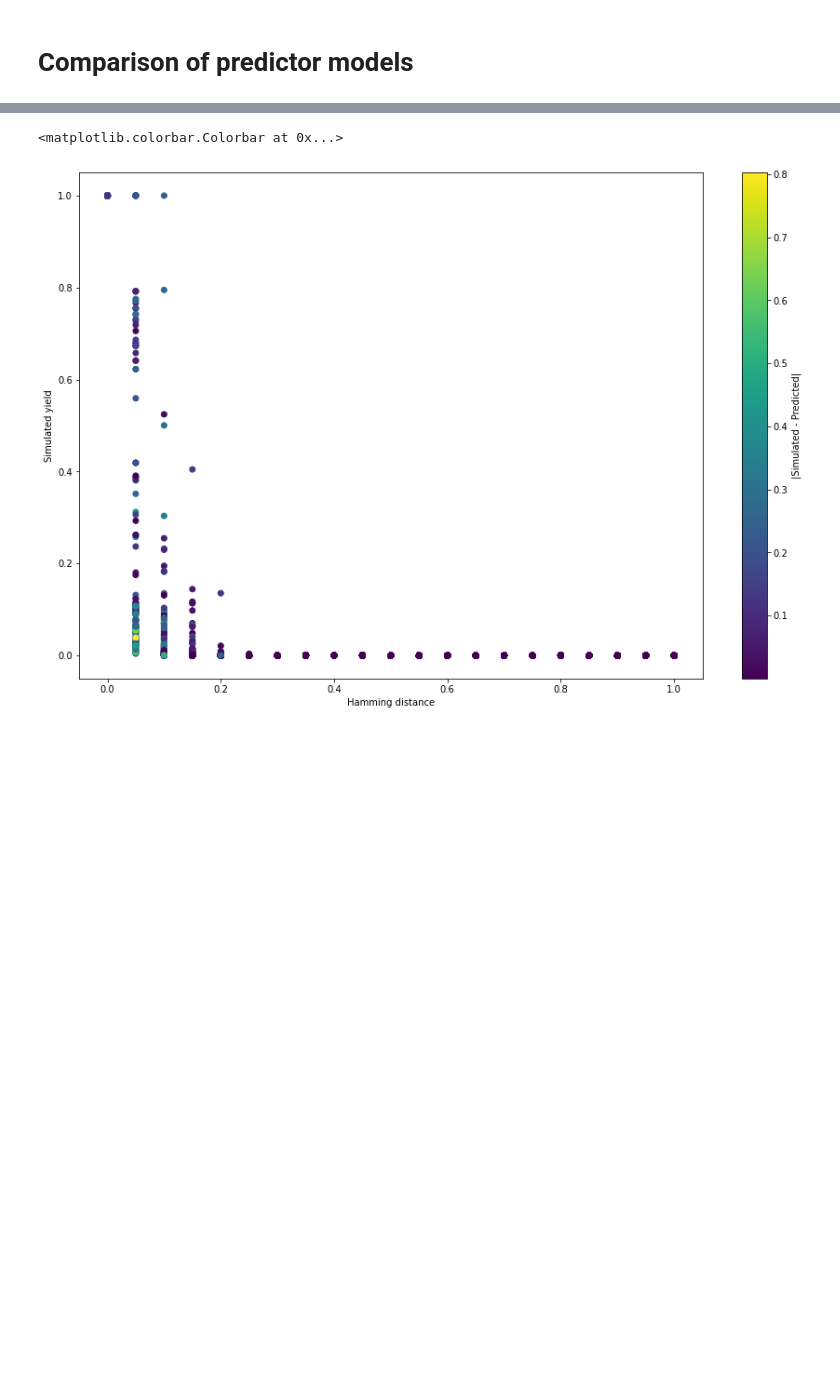
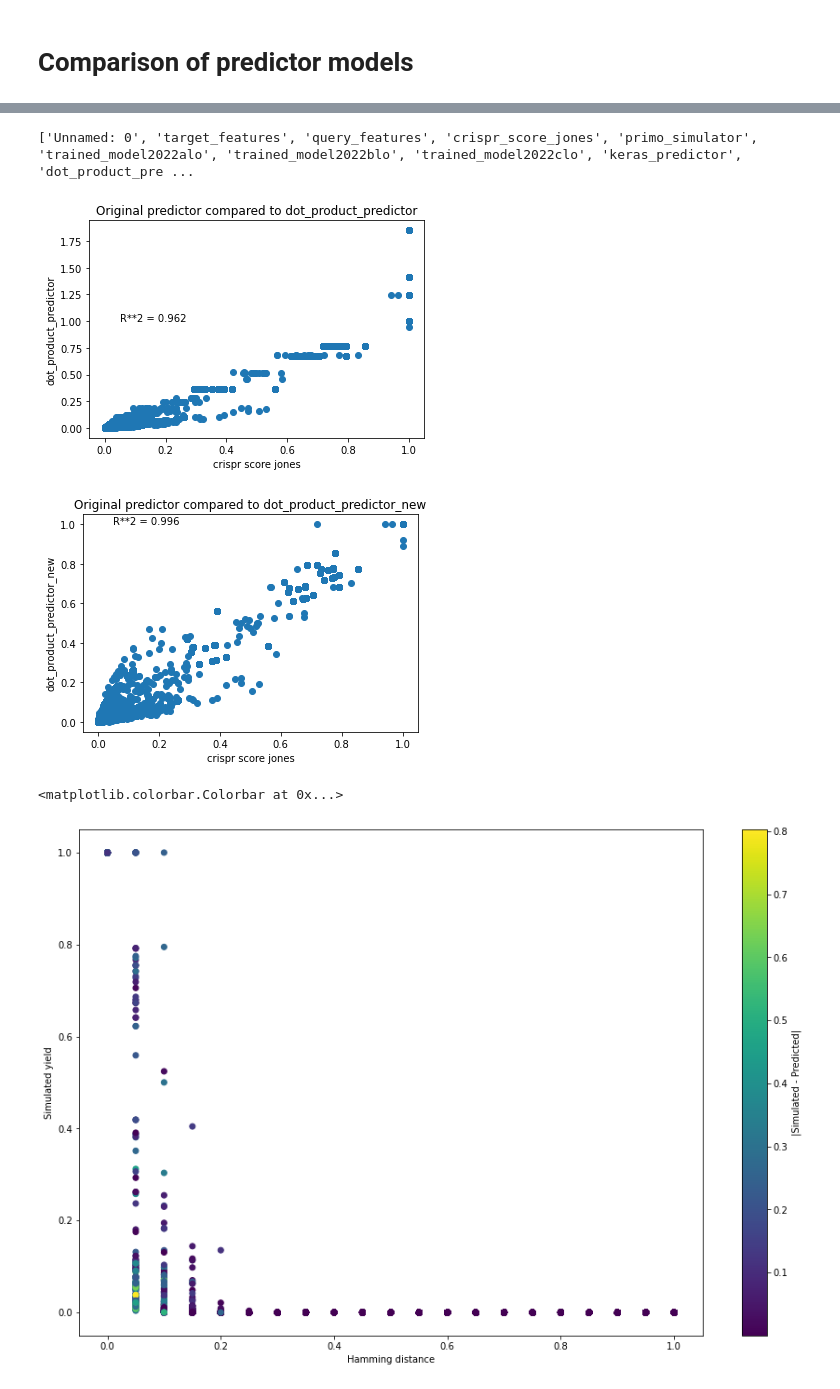
Before and after one commit to uwmisl/cas9-similarity-search, a Jupyter notebook: notebooks/02_training/00_train_predictor_analysis.ipynb, the cells around one changed output, grey strips where cells are left out. Cells and saved outputs as stored; diff of their text form; code cells hidden in the pictures; blank space fills up the shorter version.

Commit message:
added new predictor from Jeff and analyzed it

```diff
--- a/notebooks/02_training/00_train_predictor_analysis.ipynb
+++ b/notebooks/02_training/00_train_predictor_analysis.ipynb
@@ -366,0 +374,17 @@ seq_pairs = pd.read_csv('seq_pairs_all.csv')
+# %%
+# get the validation sequence pairs
+only_seq_pairs = seq_pairs[['target_features', 'query_features']]
+
+# Convert to onehots
+target_onehots = seqtools.seqs_to_onehots(only_seq_pairs.target_features)
+query_onehots = seqtools.seqs_to_onehots(only_seq_pairs.query_features)
+
+# Convert to a tensor for input to keras function (or predictor model)
+pairs = tf.convert_to_tensor(
+    np.transpose(np.stack([target_onehots, query_onehots]), [1, 0, 2, 3]),
+    dtype=tf.float32
+)
+# %%
+# get the scores
+scores = dotproduct_crispr_spec(pairs)
+scaled_scores = np.array(10**scores)
@@ -368,0 +409,4 @@ seq_pairs = pd.read_csv('seq_pairs_all.csv')
+# %%
+seq_pairs = pd.read_csv('seq_pairs_all.csv')
+# drop the extra index column (2nd column)
+seq_pairs = seq_pairs.drop(seq_pairs.columns[[1]], axis=1)
@@ -369,3 +429,31 @@ seq_pairs = pd.read_csv('seq_pairs_all.csv')
+# %%
+def make_scatter(df, y_col_name):
+    """
+    Given a dataframe with the predicted scores
+    and the name of the column we'd like to compare to the 'crispr_score_jones' column,
+    plots the scores against each other (with jones on the x axis, and the new column on the y axis)
+    along with the r^2 value
+    """
+    xdata = seq_pairs['crispr_score_jones']
+    ydata = seq_pairs[y_col_name]
+    r2 = str(round(r2_score(xdata, ydata), 3))
+    added_text = 'R**2 = ' + r2
+
+    plt.scatter(xdata, ydata)
+    plt.text(.05, 1, added_text)
+    plt.xlabel('crispr score jones')
+    plt.ylabel(y_col_name)
+    plt.title('Original predictor compared to ' + y_col_name)
+
+    plt.show()
+# %%
+print(list(seq_pairs))
+make_scatter(seq_pairs, 'dot_product_predictor')
+make_scatter(seq_pairs, 'dot_product_predictor_new')
+# %% [output]
+['Unnamed: 0', 'target_features', 'query_features', 'crispr_score_jones', 'primo_simulator', 'trained_model2022alo', 'trained_model2022blo', 'trained_model2022clo', 'keras_predictor', 'dot_product_pre ...
+[figure, added]
+[figure, added]
 # %%
 plt.figure(figsize=(15, 10))
 plt.scatter(mut_rates, sim_results, c = np.abs(pred_yield.flatten() - sim_results))
```
Also changed, not shown: parts of 18 cells of this notebook, 2 other files.
